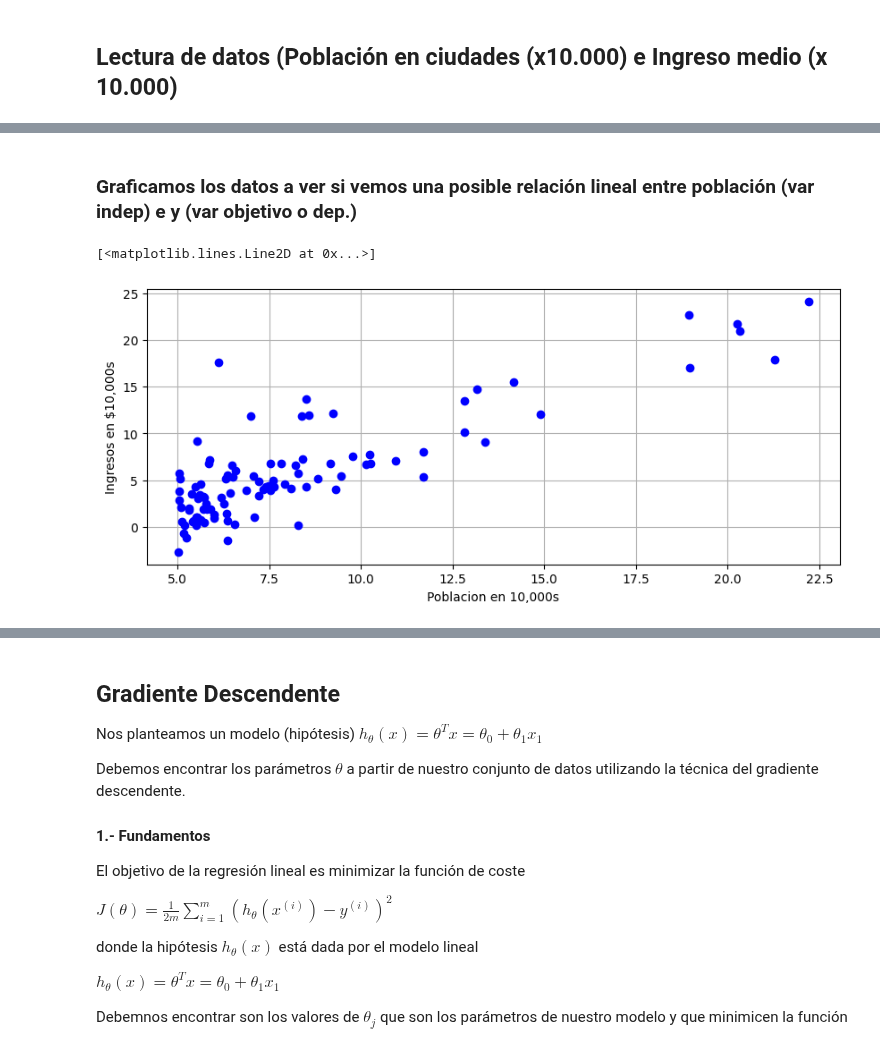
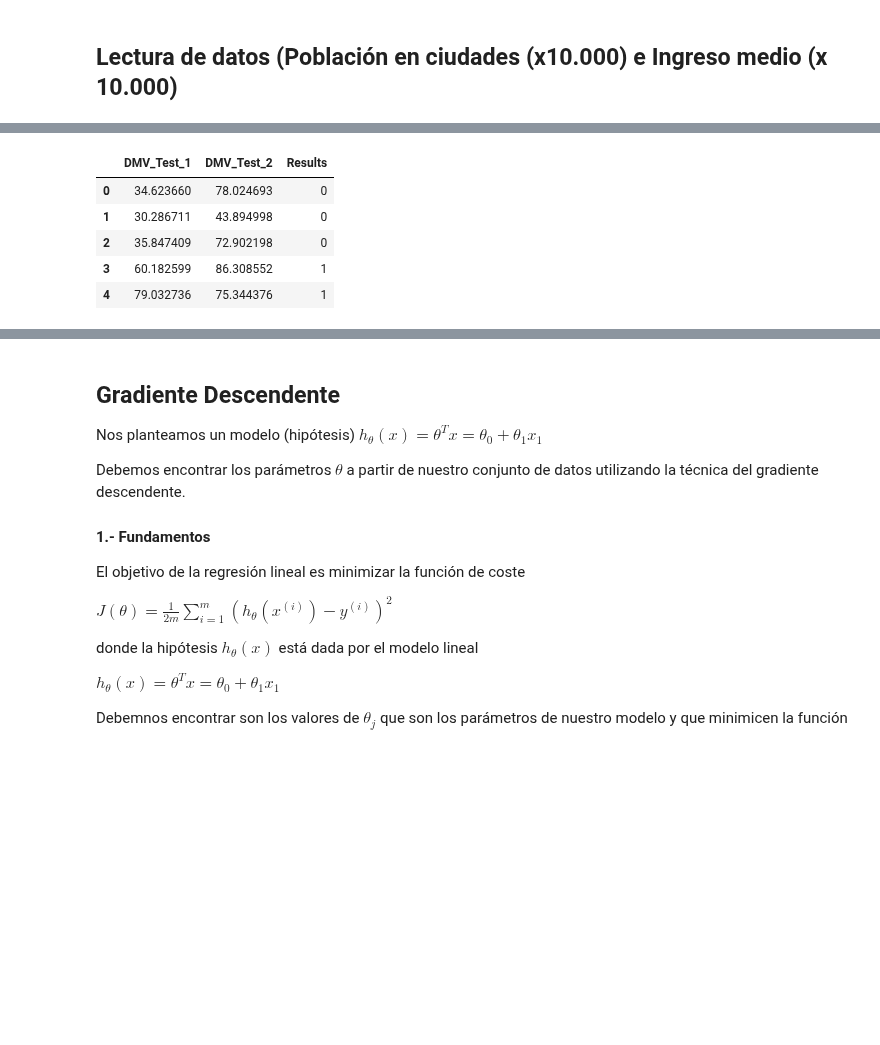
Before and after one commit to gachet/ad-1-24, a Jupyter notebook: LOG/ex1_1.ipynb, the cells around one changed output, grey strips where cells are left out. Cells and saved outputs as stored; diff of their text form; code cells hidden in the pictures; blank space fills up the shorter version.

```diff
--- a/LOG/ex1_1.ipynb
+++ b/LOG/ex1_1.ipynb
@@ -25,11 +8,0 @@ data1.head()
-# %% [markdown]
-### Graficamos los datos a ver si vemos una posible relación lineal  entre población (var indep) e y (var objetivo o dep.)
-# %%
-plt.figure(figsize=(10, 4))
-plt.xlabel('Poblacion en 10,000s')
-plt.ylabel('Ingresos en $10,000s')
-plt.grid()
-plt.plot(data1.Poblacion, data1.Ingresos, 'bo')
-# %% [output]
-[<matplotlib.lines.Line2D at 0x...>]
-[figure, removed]
@@ -35,0 +17,10 @@ plt.plot(data1.Poblacion, data1.Ingresos, 'bo')
+# %%
+data = pd.read_csv("https://drive.google.com/uc?id=1fMmyhTvj8RAJxMdFtI7zB5j8egQKx30O")
+data.head()
+# %% [output]
+|  | DMV_Test_1 | DMV_Test_2 | Results |
+| 0 | 34.623660 | 78.024693 | 0 |
+| 1 | 30.286711 | 43.894998 | 0 |
+| 2 | 35.847409 | 72.902198 | 0 |
+| 3 | 60.182599 | 86.308552 | 1 |
+| 4 | 79.032736 | 75.344376 | 1 |
```
Also changed, not shown: parts of 20 cells of this notebook.
